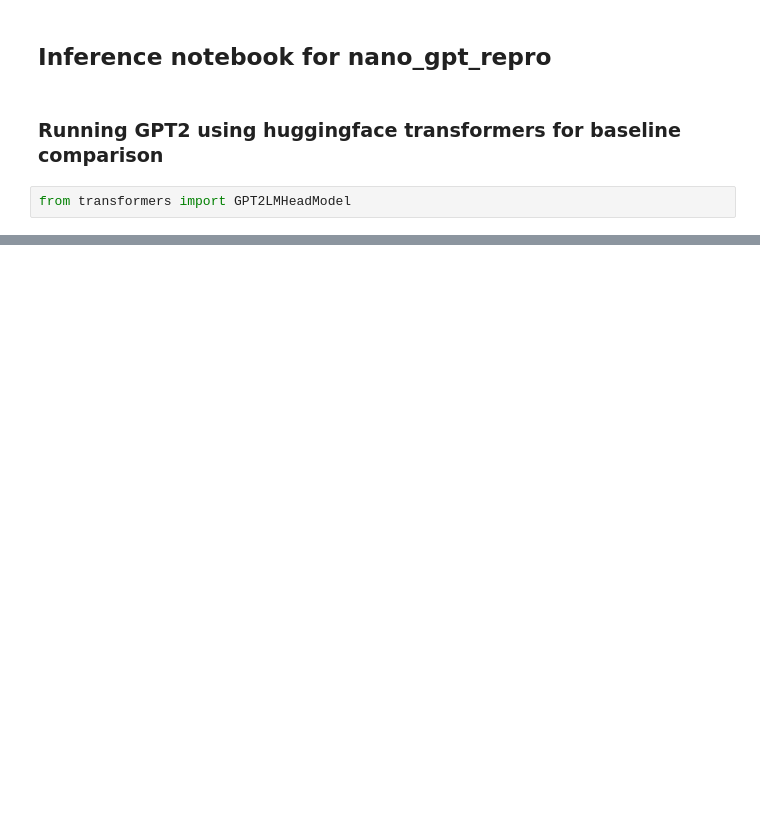
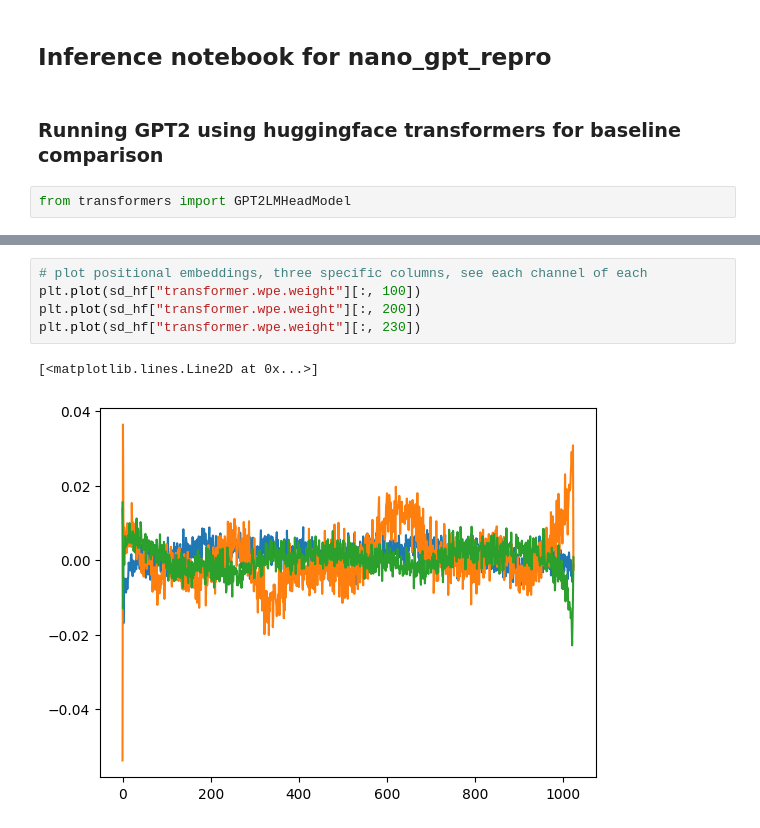
Before and after one commit to jcentner/nano-gpt-repro, a Jupyter notebook: inference.ipynb, the cells around one changed output, grey strips where cells are left out. Drawn from its saved outputs; the diff is of its cells as text; blank space fills up the shorter version.

```diff
--- a/inference.ipynb
+++ b/inference.ipynb
@@ -30,0 +46,8 @@ lm_head.weight torch.Size([50257, 768])
+# %%
+# plot positional embeddings, three specific columns, see each channel of each
+plt.plot(sd_hf["transformer.wpe.weight"][:, 100])
+plt.plot(sd_hf["transformer.wpe.weight"][:, 200])
+plt.plot(sd_hf["transformer.wpe.weight"][:, 230])
+# %% [output]
+[<matplotlib.lines.Line2D at 0x...>]
+[figure, added]
```
Also changed, not shown: parts of 3 cells of this notebook, 2 other files.
